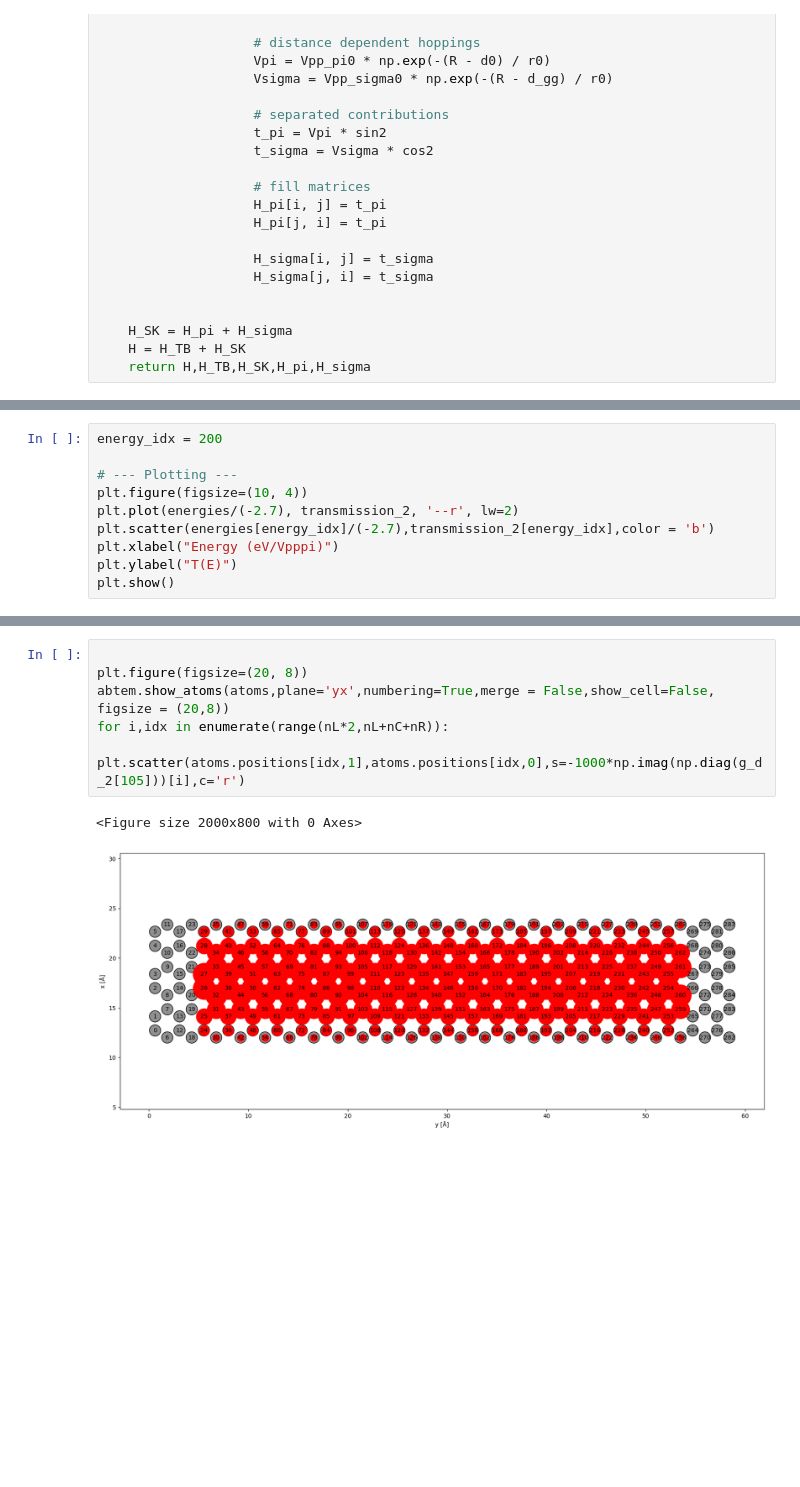
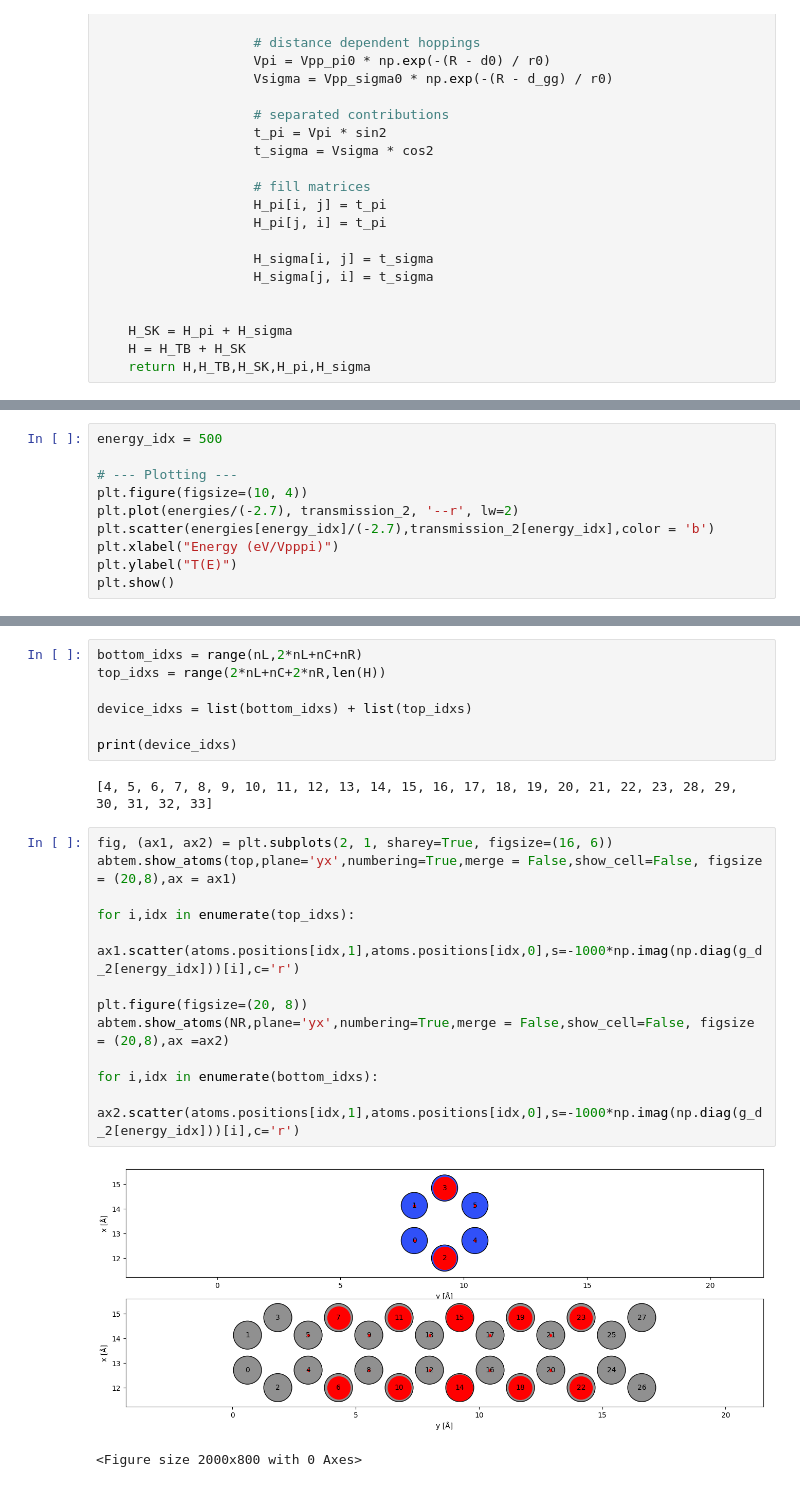
Before and after one commit to KayaGerds/Project, a Jupyter notebook: Main_oli.ipynb, the cells around one changed output, grey strips where cells are left out. Drawn from its saved outputs; the diff is of its cells as text; blank space fills up the shorter version.

```diff
--- a/Main_oli.ipynb
+++ b/Main_oli.ipynb
@@ -316,7 +309,7 @@ results_2 = [compute_transmission_caroli(E, 1e-5,HL,VL, HR, VR, HC, VLC, VRC, HD
 # Unpack each column of the results
 transmission_2, gl_s_2, gl_b_2, gr_s_2, gr_b_2, g_d_2,sigma_l_2,sigma_r_2 = map(np.array, zip(*results_2))
 # %%
-energy_idx = 200
+energy_idx = 500
 
 # --- Plotting ---
 plt.figure(figsize=(10, 4))
@@ -330,9 +323,24 @@ plt.show()
+# %%
+bottom_idxs = range(nL,2*nL+nC+nR)
+top_idxs = range(2*nL+nC+2*nR,len(H))
+
+device_idxs = list(bottom_idxs) + list(top_idxs)
+
+print(device_idxs)
+# %% [output]
+[4, 5, 6, 7, 8, 9, 10, 11, 12, 13, 14, 15, 16, 17, 18, 19, 20, 21, 22, 23, 28, 29, 30, 31, 32, 33]
 # %%
+fig, (ax1, ax2) = plt.subplots(2, 1, sharey=True, figsize=(16, 6))
+abtem.show_atoms(top,plane='yx',numbering=True,merge = False,show_cell=False, figsize = (20,8),ax = ax1)
+
+for i,idx in enumerate(top_idxs):
+    ax1.scatter(atoms.positions[idx,1],atoms.positions[idx,0],s=-1000*np.imag(np.diag(g_d_2[energy_idx]))[i],c='r')
 
 plt.figure(figsize=(20, 8))
-abtem.show_atoms(atoms,plane='yx',numbering=True,merge = False,show_cell=False, figsize = (20,8))
-for i,idx in enumerate(range(nL*2,nL+nC+nR)):
-    plt.scatter(atoms.positions[idx,1],atoms.positions[idx,0],s=-1000*np.imag(np.diag(g_d_2[105]))[i],c='r')
+abtem.show_atoms(NR,plane='yx',numbering=True,merge = False,show_cell=False, figsize = (20,8),ax =ax2)
+
+for i,idx in enumerate(bottom_idxs):
+    ax2.scatter(atoms.positions[idx,1],atoms.positions[idx,0],s=-1000*np.imag(np.diag(g_d_2[energy_idx]))[i],c='r')
 # %% [output]
+[figure, new version]
 <Figure size 2000x800 with 0 Axes>
-[figure, old version]
```
Also changed, not shown: parts of 10 cells of this notebook, 3 other files.
